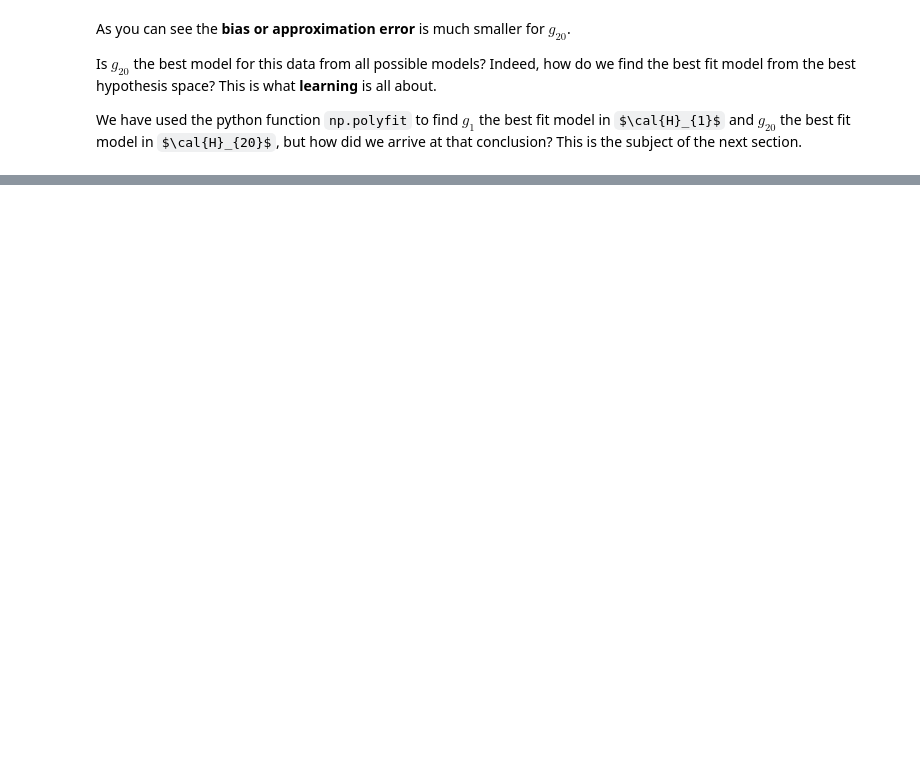
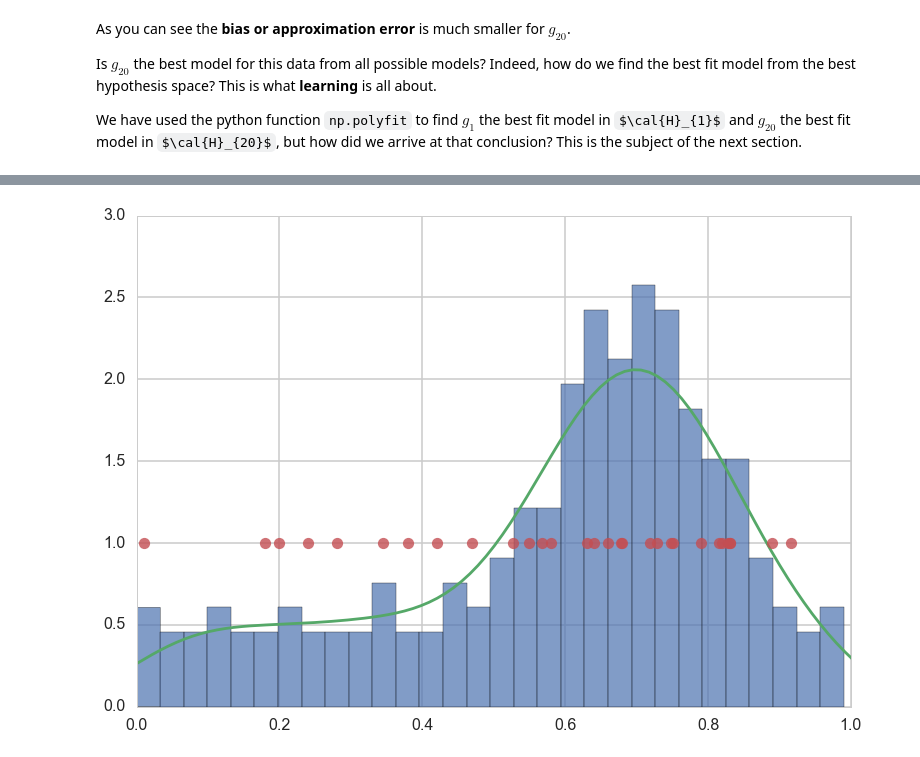
Before and after one commit to suyashSax/CS-109, a Jupyter notebook: Week 6/Lab 5 - Learning Models.ipynb, the cells around one changed output, grey strips where cells are left out. Saved outputs shown, nothing was run; the diff lists cells and outputs as text; code cells hidden in the pictures; some formulas as TeX source; blank space fills up the shorter version.

```diff
--- a/Week 6/Lab 5 - Learning Models.ipynb
+++ b/Week 6/Lab 5 - Learning Models.ipynb
@@ -250,0 +320,12 @@ We have used the python function `np.polyfit` to find $g_{1}$ the best fit model
+# %%
+# Distribution of Population
+plt.hist(x, normed=True, bins=30, alpha=0.7)
+
+# Estimation by Kernel Density (Green)
+sns.kdeplot(x)
+
+# In-sample data
+plt.plot(samplex, [1.0]*len(indices),'o', alpha=0.8)
+plt.xlim([0,1]);
+# %% [output]
+[figure, added]
```
Also changed, not shown: parts of 60 cells of this notebook.
